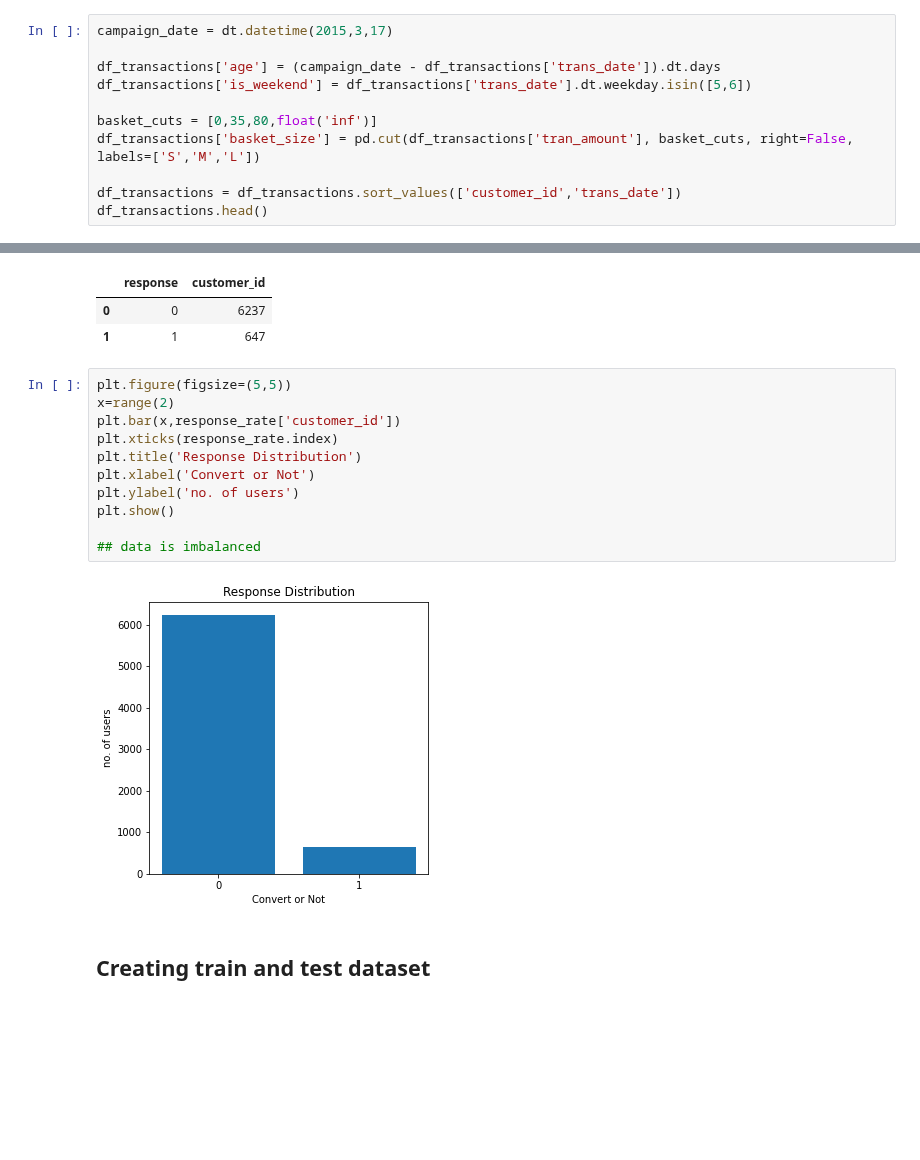
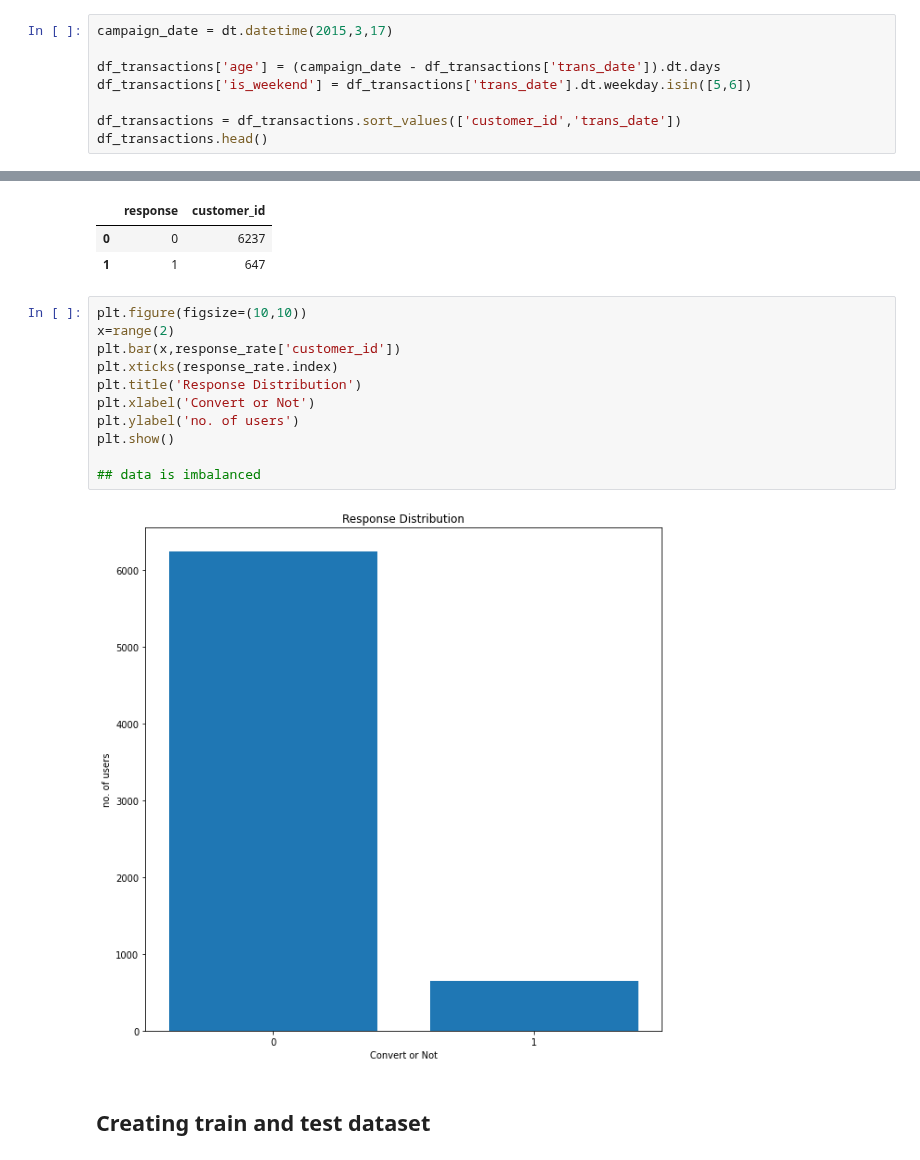
Before and after one commit to PisutSukpool/CRM-Analytics, a Jupyter notebook: Homework 08/Campaign Response Model_Main.ipynb, the cells around one changed output, grey strips where cells are left out. Drawn from its saved outputs; the diff is of its cells as text; blank space fills up the shorter version.

```diff
--- a/Homework 08/Campaign Response Model_Main.ipynb
+++ b/Homework 08/Campaign Response Model_Main.ipynb
@@ -126,9 +94,6 @@ campaign_date = dt.datetime(2015,3,17)
 df_transactions['age'] = (campaign_date - df_transactions['trans_date']).dt.days
 df_transactions['is_weekend'] = df_transactions['trans_date'].dt.weekday.isin([5,6])
 
-basket_cuts = [0,35,80,float('inf')]
-df_transactions['basket_size'] = pd.cut(df_transactions['tran_amount'], basket_cuts, right=False, labels=['S','M','L'])
-
 df_transactions = df_transactions.sort_values(['customer_id','trans_date'])
 df_transactions.head()
 # %% [output]
@@ -227,18 +237,18 @@ response_rate.head()
 | 0 | 0 | 6237 |
 | 1 | 1 | 647 |
 # %%
-plt.figure(figsize=(5,5))
+plt.figure(figsize=(10,10))
 x=range(2)
 plt.bar(x,response_rate['customer_id'])
 plt.xticks(response_rate.index)
 plt.title('Response Distribution')
 plt.xlabel('Convert or Not')
 plt.ylabel('no. of users')
 plt.show()
 
 ## data is imbalanced
 # %% [output]
-[figure, old version]
+[figure, new version]
 # %% [markdown]
 ## **Creating train and test dataset**
 # %%
```
Also changed, not shown: parts of 7 cells of this notebook.
